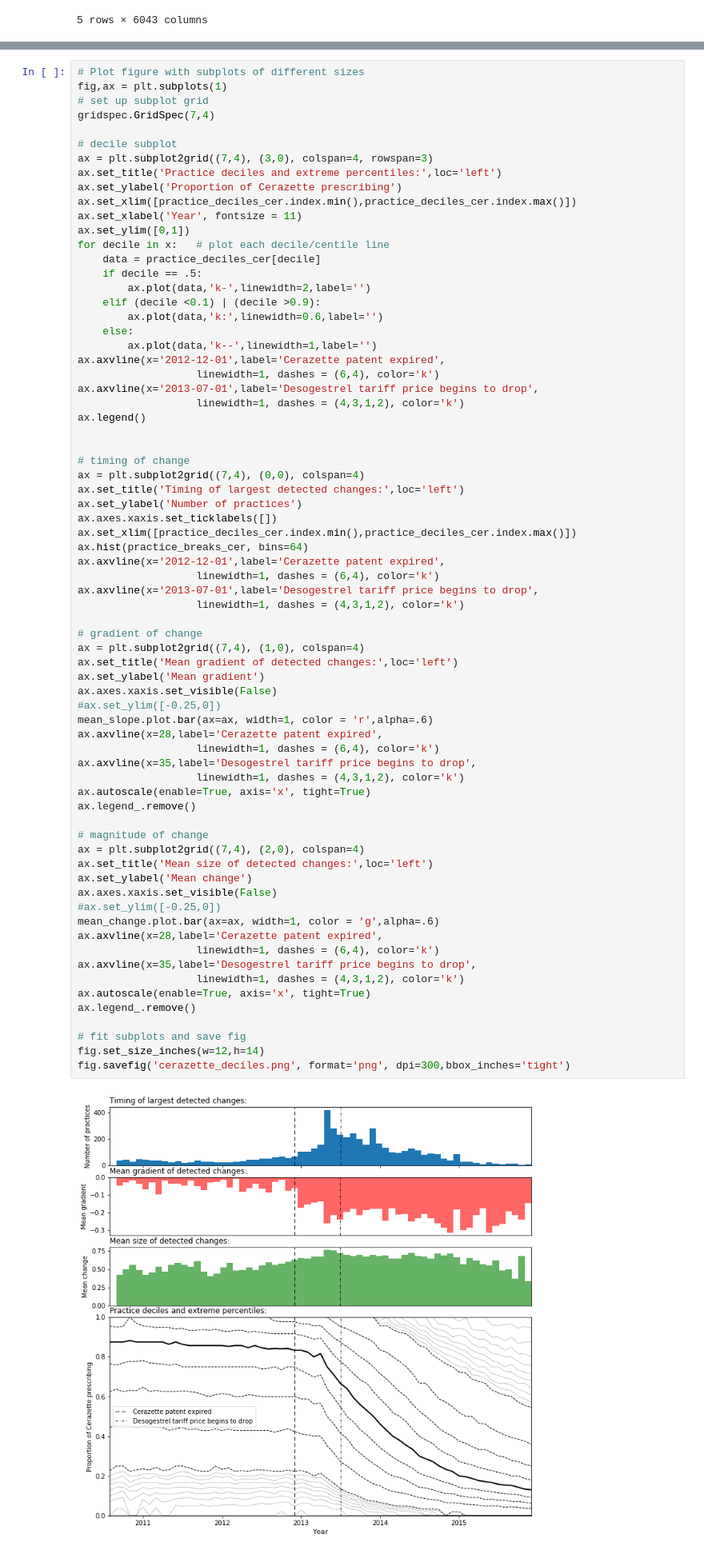
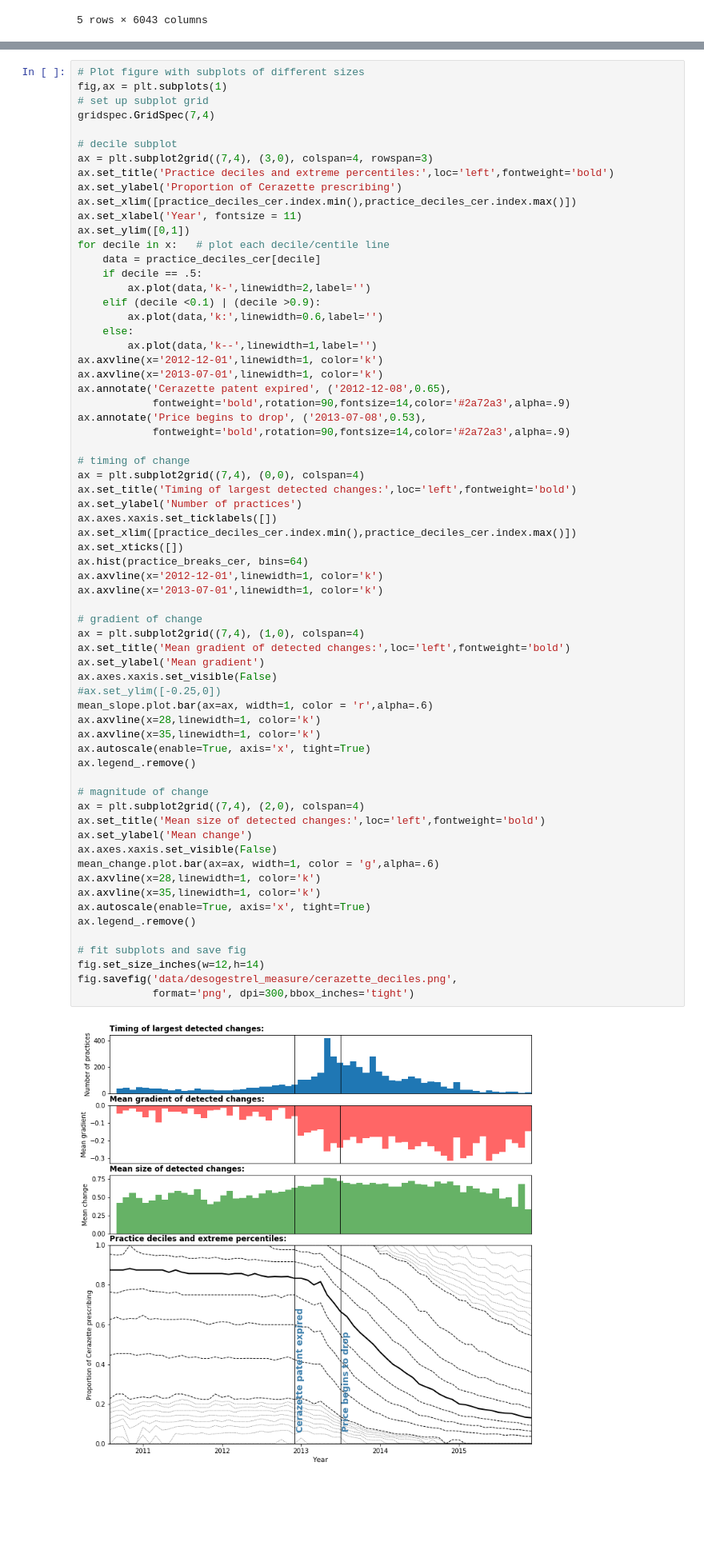
Before and after one commit to ebmdatalab/change_detection, a Jupyter notebook: first_paper_analysis.ipynb, the cells around one changed output, grey strips where cells are left out. Shown: that part at 80% size. Saved outputs shown, nothing was run; the diff lists cells and outputs as text; blank space fills up the shorter version.

Commit message:
tweak graphs

```diff
--- a/first_paper_analysis.ipynb
+++ b/first_paper_analysis.ipynb
@@ -181,7 +160,7 @@ gridspec.GridSpec(7,4)
 
 # decile subplot
 ax = plt.subplot2grid((7,4), (3,0), colspan=4, rowspan=3)
-ax.set_title('Practice deciles and extreme percentiles:',loc='left')
+ax.set_title('Practice deciles and extreme percentiles:',loc='left',fontweight='bold')
 ax.set_ylabel('Proportion of Cerazette prescribing')
 ax.set_xlim([practice_deciles_cer.index.min(),practice_deciles_cer.index.max()])
 ax.set_xlabel('Year', fontsize = 11)
@@ -194,58 +173,53 @@ for decile in x:   # plot each decile/centile line
         ax.plot(data,'k:',linewidth=0.6,label='')
     else:
         ax.plot(data,'k--',linewidth=1,label='')
-ax.axvline(x='2012-12-01',label='Cerazette patent expired',
-                   linewidth=1, dashes = (6,4), color='k')
-ax.axvline(x='2013-07-01',label='Desogestrel tariff price begins to drop',
-                   linewidth=1, dashes = (4,3,1,2), color='k')
-ax.legend()
-
+ax.axvline(x='2012-12-01',linewidth=1, color='k')
+ax.axvline(x='2013-07-01',linewidth=1, color='k')
+ax.annotate('Cerazette patent expired', ('2012-12-08',0.65),
+            fontweight='bold',rotation=90,fontsize=14,color='#2a72a3',alpha=.9)
+ax.annotate('Price begins to drop', ('2013-07-08',0.53),
+            fontweight='bold',rotation=90,fontsize=14,color='#2a72a3',alpha=.9)
 
 # timing of change
 ax = plt.subplot2grid((7,4), (0,0), colspan=4)
-ax.set_title('Timing of largest detected changes:',loc='left')
+ax.set_title('Timing of largest detected changes:',loc='left',fontweight='bold')
 ax.set_ylabel('Number of practices')
 ax.axes.xaxis.set_ticklabels([])
 ax.set_xlim([practice_deciles_cer.index.min(),practice_deciles_cer.index.max()])
+ax.set_xticks([])
 ax.hist(practice_breaks_cer, bins=64)
-ax.axvline(x='2012-12-01',label='Cerazette patent expired',
-                   linewidth=1, dashes = (6,4), color='k')
-ax.axvline(x='2013-07-01',label='Desogestrel tariff price begins to drop',
-                   linewidth=1, dashes = (4,3,1,2), color='k')
+ax.axvline(x='2012-12-01',linewidth=1, color='k')
+ax.axvline(x='2013-07-01',linewidth=1, color='k')
 
 # gradient of change
 ax = plt.subplot2grid((7,4), (1,0), colspan=4)
-ax.set_title('Mean gradient of detected changes:',loc='left')
+ax.set_title('Mean gradient of detected changes:',loc='left',fontweight='bold')
 ax.set_ylabel('Mean gradient')
 ax.axes.xaxis.set_visible(False)
 #ax.set_ylim([-0.25,0])
 mean_slope.plot.bar(ax=ax, width=1, color = 'r',alpha=.6)
-ax.axvline(x=28,label='Cerazette patent expired',
-                   linewidth=1, dashes = (6,4), color='k')
-ax.axvline(x=35,label='Desogestrel tariff price begins to drop',
-                   linewidth=1, dashes = (4,3,1,2), color='k')
+ax.axvline(x=28,linewidth=1, color='k')
+ax.axvline(x=35,linewidth=1, color='k')
 ax.autoscale(enable=True, axis='x', tight=True)
 ax.legend_.remove()
 
 # magnitude of change
 ax = plt.subplot2grid((7,4), (2,0), colspan=4)
-ax.set_title('Mean size of detected changes:',loc='left')
+ax.set_title('Mean size of detected changes:',loc='left',fontweight='bold')
 ax.set_ylabel('Mean change')
 ax.axes.xaxis.set_visible(False)
-#ax.set_ylim([-0.25,0])
 mean_change.plot.bar(ax=ax, width=1, color = 'g',alpha=.6)
-ax.axvline(x=28,label='Cerazette patent expired',
-                   linewidth=1, dashes = (6,4), color='k')
-ax.axvline(x=35,label='Desogestrel tariff price begins to drop',
-                   linewidth=1, dashes = (4,3,1,2), color='k')
+ax.axvline(x=28,linewidth=1, color='k')
+ax.axvline(x=35,linewidth=1, color='k')
 ax.autoscale(enable=True, axis='x', tight=True)
 ax.legend_.remove()
 
 # fit subplots and save fig
 fig.set_size_inches(w=12,h=14)
-fig.savefig('cerazette_deciles.png', format='png', dpi=300,bbox_inches='tight')
+fig.savefig('data/desogestrel_measure/cerazette_deciles.png',
+            format='png', dpi=300,bbox_inches='tight')
 # %% [output]
-[figure, old version]
+[figure, new version]
 # %%
 practice_breaks_cer.quantile(.5)
 # %% [output]
```
Also changed, not shown: parts of 12 cells of this notebook.
